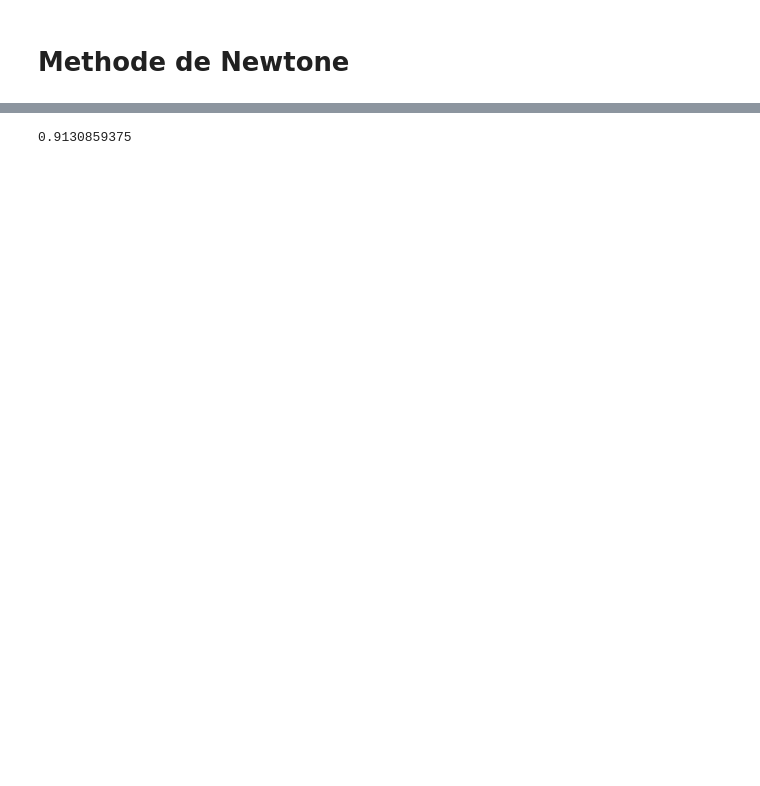
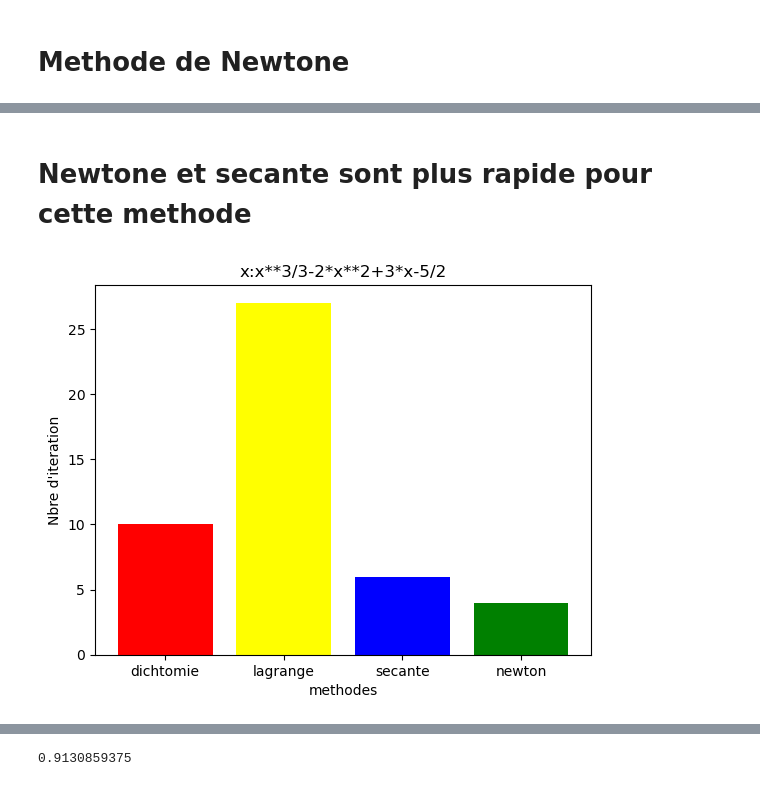
Before and after one commit to Souniz/TPSD_S6, a Jupyter notebook: Analyse_Numerique/Tp2.ipynb, the cells around one changed output, grey strips where cells are left out. Saved outputs shown, nothing was run; the diff lists cells and outputs as text; code cells hidden in the pictures; blank space fills up the shorter version.

```diff
--- a/Analyse_Numerique/Tp2.ipynb
+++ b/Analyse_Numerique/Tp2.ipynb
@@ -76,0 +108,16 @@ calcul_dichotomie(0,1,lambda x:np.exp(-x/10)-x,10**-3)
+# %% [markdown]
+# Newtone et secante sont plus rapide pour cette methode
+# %%
+dic=calcul_dichotomie(4,5,lambda x:x**3/3-2*x**2+3*x-5/2,1e-3)[2]
+lang=calcul_lagrange(4,5,lambda x:x**3/3-2*x**2+3*x-5/2,1e-3)[2]
+secant=method_secante(4,5,lambda x:x**3/3-2*x**2+3*x-5/2,1e-3)[1]
+newton=methode_newtone(4,5,lambda x:x**3/3-2*x**2+3*x-5/2,1e-3)[1]
+donne=np.array([[dic,lang,secant,newton]])
+df=pd.DataFrame(data=donne,columns=['dichtomie','lagrange','secante','newton'])
+plt.bar(df.columns,df.loc[0],color=['red','yellow','blue','green'])
+plt.title('x:x**3/3-2*x**2+3*x-5/2')
+plt.xlabel('methodes')
+plt.ylabel("Nbre d'iteration")
+plt.show()
+# %% [output]
+[figure, added]
```
Also changed, not shown: parts of 24 cells of this notebook, 9 other files.
